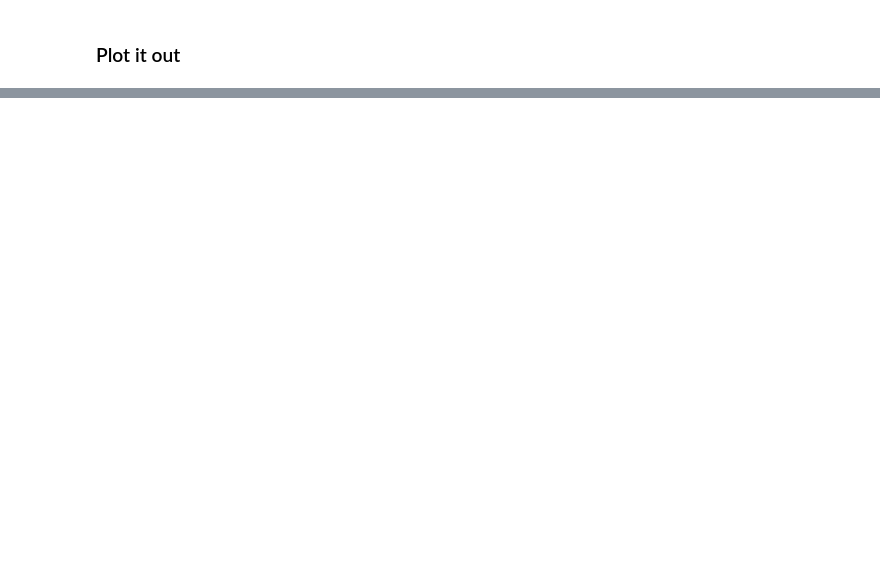
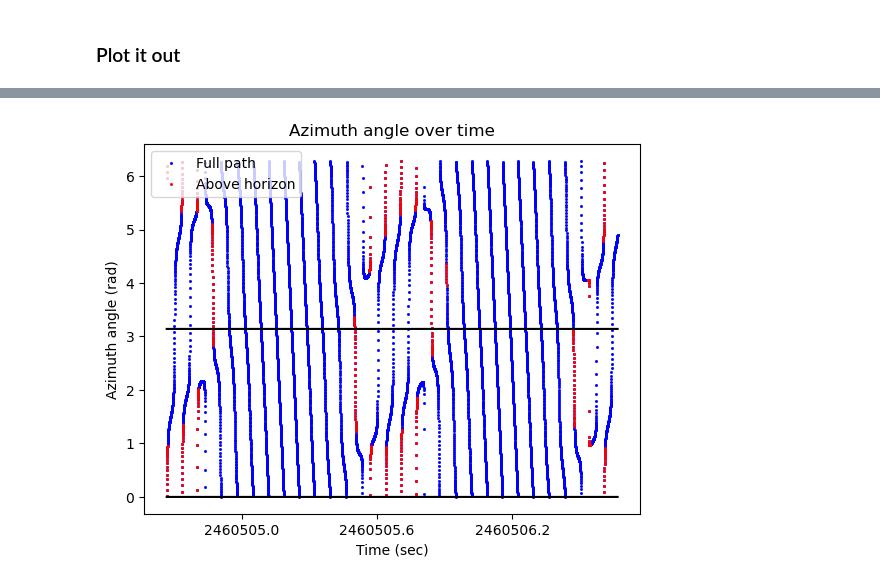
Before and after one commit to UChicago-PULSE/optical-ground-station, a Jupyter notebook: Slew Rate Calculations.ipynb, the cells around one changed output, grey strips where cells are left out. Cells and saved outputs as stored; diff of their text form; code cells hidden in the pictures; blank space fills up the shorter version.

```diff
--- a/Slew Rate Calculations.ipynb
+++ b/Slew Rate Calculations.ipynb
@@ -310,0 +304,18 @@ with quantity_support() and time_support():
+# %%
+import matplotlib.pyplot as plt
+from astropy.visualization import quantity_support
+from astropy.visualization import time_support
+import numpy.ma as ma
+
+with quantity_support() and time_support():
+    plt.plot(times,altaz.az.rad,'bs',ms=1,label='Full path')
+    plt.plot(times,np.ma.masked_array(altaz.az.rad,mask=above_horizon_mask),'rs',ms=1,label='Above horizon')
+    plt.plot(times,(np.pi)*np.ones(len(times)),'k')
+    plt.plot(times,0*np.ones(len(times)),'k')
+    plt.title("Azimuth angle over time")
+    plt.xlabel("Time (sec)")
+    plt.ylabel("Azimuth angle (rad)")
+    plt.legend(loc='upper left')
+    plt.show()
+# %% [output]
+[figure, new version]
```
Also changed, not shown: parts of 15 cells of this notebook.
